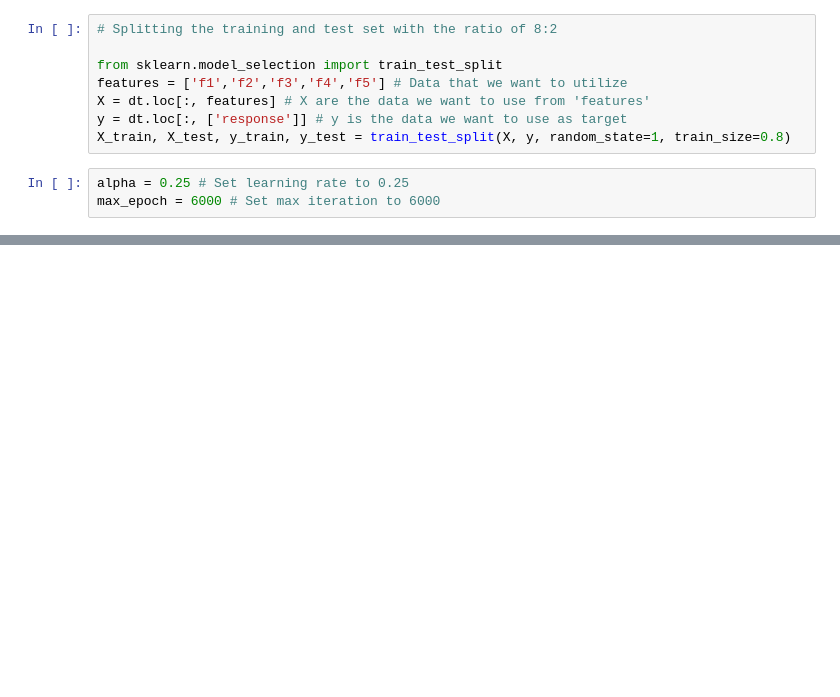
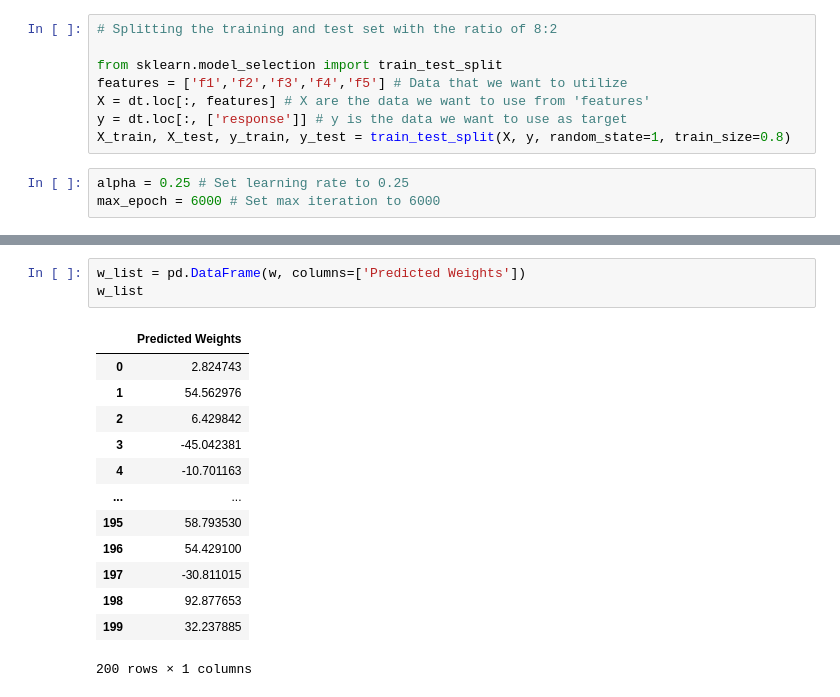
Before and after one commit to aryadiva/CPC251_Assg, a Jupyter notebook: Assg1-CPC251.ipynb, the cells around one changed output, grey strips where cells are left out. Cells and saved outputs as stored; diff of their text form; blank space fills up the shorter version.

```diff
--- a/Assg1-CPC251.ipynb
+++ b/Assg1-CPC251.ipynb
@@ -133 +115,18 @@ array([ 2.82474322e+00,  5.45629764e+01,  6.42984226e+00, -4.50423809e+01,
 [figure]
+# %%
+w_list = pd.DataFrame(w, columns=['Predicted Weights'])
+w_list
+# %% [output]
+|  | Predicted Weights |
+| 0 | 2.824743 |
+| 1 | 54.562976 |
+| 2 | 6.429842 |
+| 3 | -45.042381 |
+| 4 | -10.701163 |
+| ... | ... |
+| 195 | 58.793530 |
+| 196 | 54.429100 |
+| 197 | -30.811015 |
+| 198 | 92.877653 |
+| 199 | 32.237885 |
+200 rows × 1 columns
```
Also changed, not shown: parts of 1 cell of this notebook.
